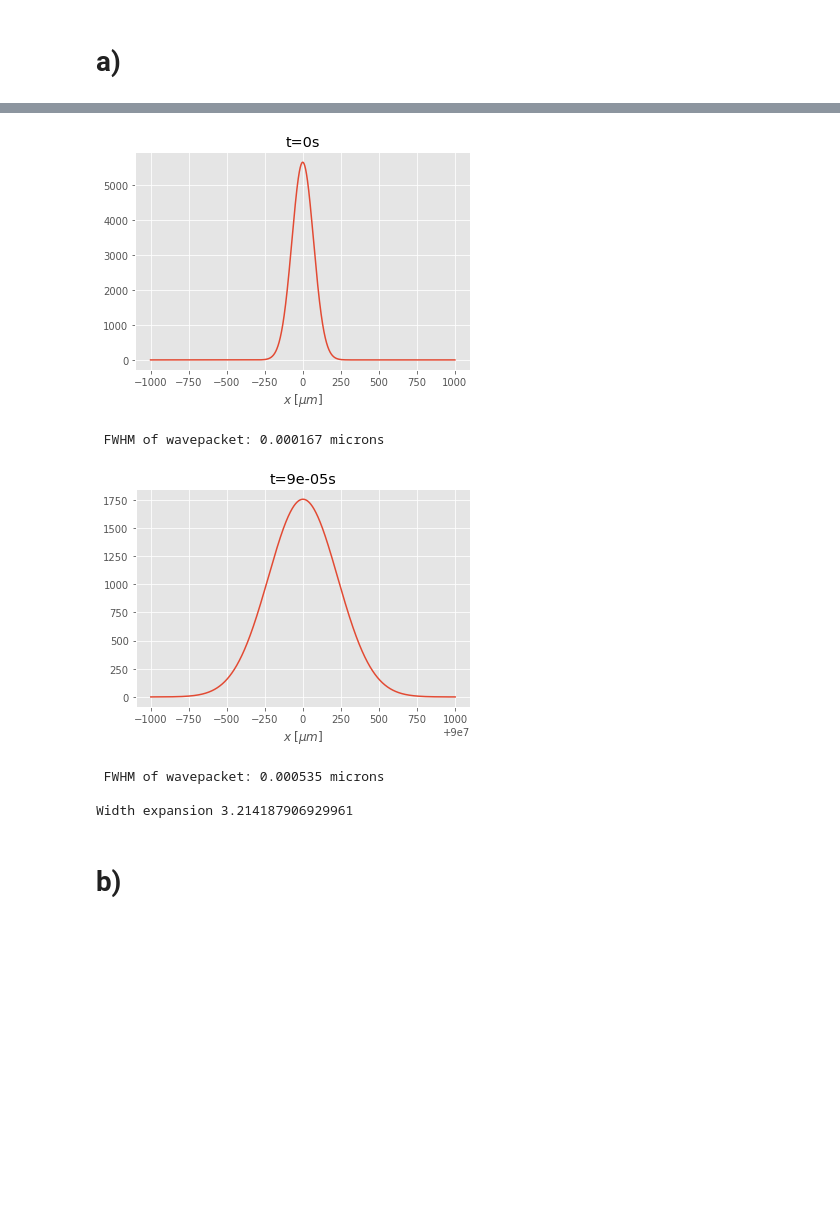
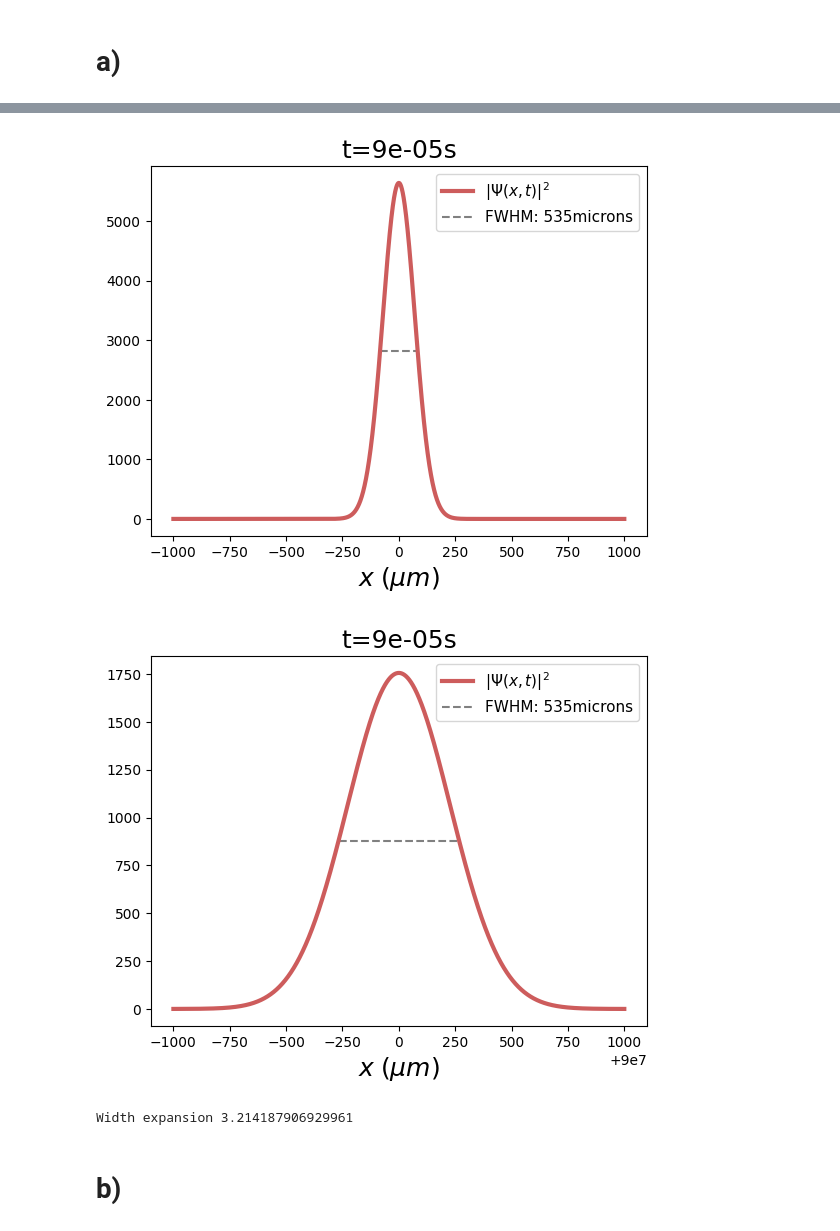
Before and after one commit to eirikama/qm, a Jupyter notebook: wavepacket_travelling.ipynb, the cells around one changed output, grey strips where cells are left out. Drawn from its saved outputs; the diff is of its cells as text; code cells hidden in the pictures; blank space fills up the shorter version.

Commit message:
update the travelling wavepacket notebook

```diff
--- a/wavepacket_travelling.ipynb
+++ b/wavepacket_travelling.ipynb
@@ -5,7 +5,7 @@
 import numpy as np
 import matplotlib.pyplot as plt
 
-plt.style.use("ggplot")
+plt.style.use("default")
 # %%
 # Physical constants
 hbar = 6.63*10**(-34) / ( 2*np.pi )     # Reduced Planck's constant [Js]
@@ -40,3 +40,9 @@ def trap(f, h):
     return intgr
 # %% [markdown]
 # a)
+# %%
+def fwhm(x, f):
+    hm = np.max(f)/2
+    maxarg = np.argmax(f)
+    s = np.argmin(np.abs(hm - f))
+    return 2*np.abs(np.abs(x[maxarg]) - np.abs(x[s]))
@@ -43,37 +100,40 @@ def trap(f, h):
 # %%
 sigma = 0.0001                   # Width of Gaussian [m]
 v_el = 10**(6)                   # Velocity of electron [m/s]
 
 t_1 = 0
 x = np.linspace(-10*sigma, 10*sigma, 1000000)
 psi_1 = psi(x, t_1, v_el, m_el, sigma)
+width_1 = fwhm(x, np.abs(psi_1)**2)
 
-plt.plot(x * 10**(6), np.abs(psi_1)**2)
-plt.xlabel(r"$ x \; [\mu m]$")
-plt.title(f"t={t_1}s")
+plt.plot(x * 10**(6), np.abs(psi_1)**2, c="indianred", lw=3, label=r"$|\Psi(x,t)|^2$")
+plt.hlines(0.5*np.max(np.abs(psi_1)**2),
+            xmin=(v_el*t_1 - width_1/2) * 10**(6), xmax=(v_el*t_1 + width_1/2) * 10**(6),
+           color= 'gray', ls="--", label=f"FWHM: { width_2*10**6 :.0f}microns")
+plt.xlabel(r"$ x \; (\mu m)$", fontsize=18)
+plt.title(f"t={t_2}s", fontsize=18)
+plt.legend(fontsize=11)
 plt.show()
-width_1 = fwhm(x, np.abs(psi_1)**2)
-print(f" FWHM of wavepacket: {width_1:.6f} microns")
 
 t_2 = 9.*10**(-5)
 x = np.linspace(-10*sigma + v_el*t_2, 10*sigma + v_el*t_2, 1000000)
 psi_1 = psi(x, t_2, v_el, m_el, sigma)
+width_2 = fwhm(x, np.abs(psi_1)**2)
 
-plt.plot(x * 10**(6), np.abs(psi_1)**2)
-plt.xlabel(r"$ x \; [\mu m]$")
-plt.title(f"t={t_2}s")
+plt.plot(x * 10**(6), np.abs(psi_1)**2, c="indianred", lw=3, label=r"$|\Psi(x,t)|^2$")
+plt.hlines(0.5*np.max(np.abs(psi_1)**2),
+            xmin=(v_el*t_2 - width_2/2) * 10**(6), xmax=(v_el*t_2 + width_2/2) * 10**(6),
+           color= 'gray', ls="--", label=f"FWHM: { width_2*10**6 :.0f}microns")
+plt.xlabel(r"$ x \; (\mu m)$", fontsize=18)
+plt.title(f"t={t_2}s", fontsize=18)
+plt.legend(fontsize=11)
 plt.show()
-width_2 = fwhm(x, np.abs(psi_1)**2)
-print(f" FWHM of wavepacket: {width_2:.6f} microns")
 
 print(f"\nWidth expansion {width_2 / width_1}")
 # %% [output]
-[figure, old version]
+[figure, new version]
+[figure, new version]
- FWHM of wavepacket: 0.000167 microns
+Width expansion 3.214187906929961
-[figure, old version]
- FWHM of wavepacket: 0.000535 microns
-
-Width expansion 3.214187906929961
 # %% [markdown]
 # b)
 # %%
```
Also changed, not shown: parts of 16 cells of this notebook, 1 other file.
